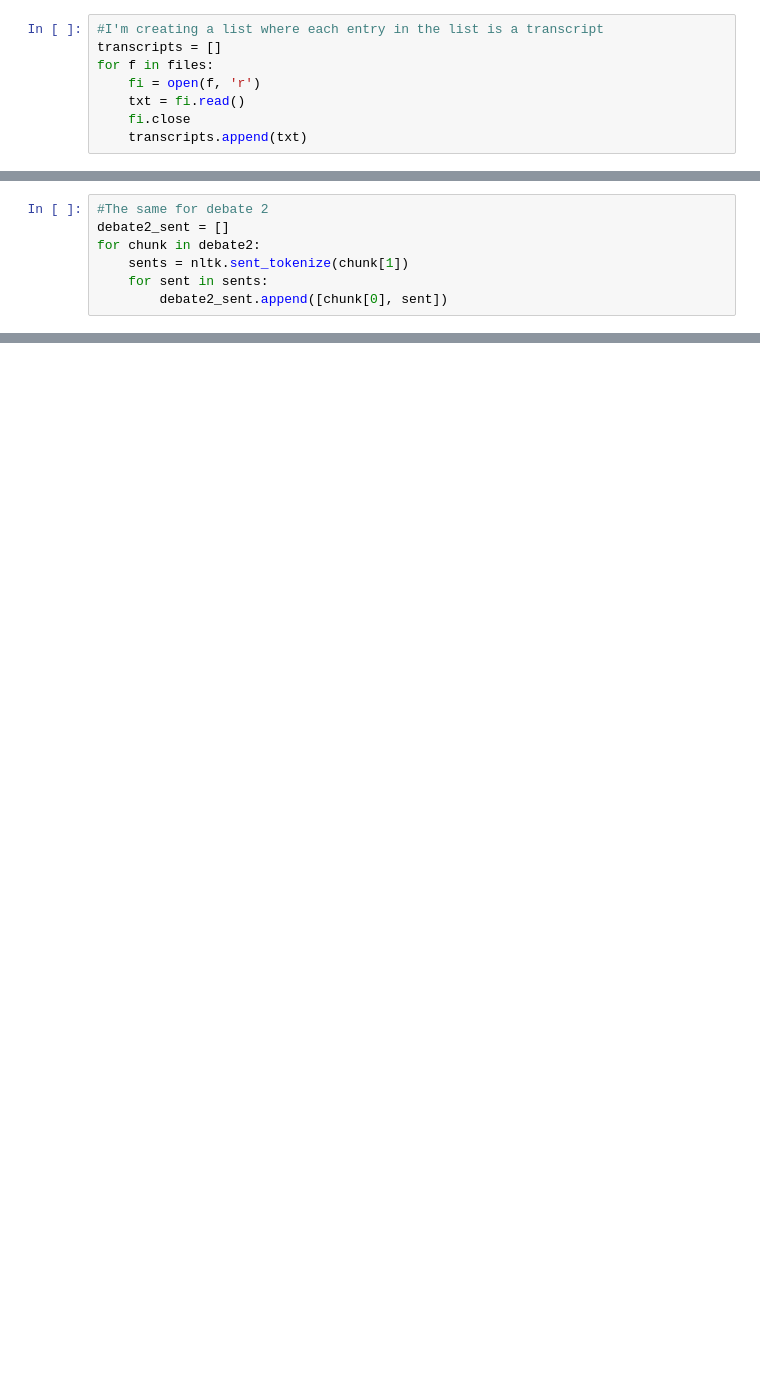
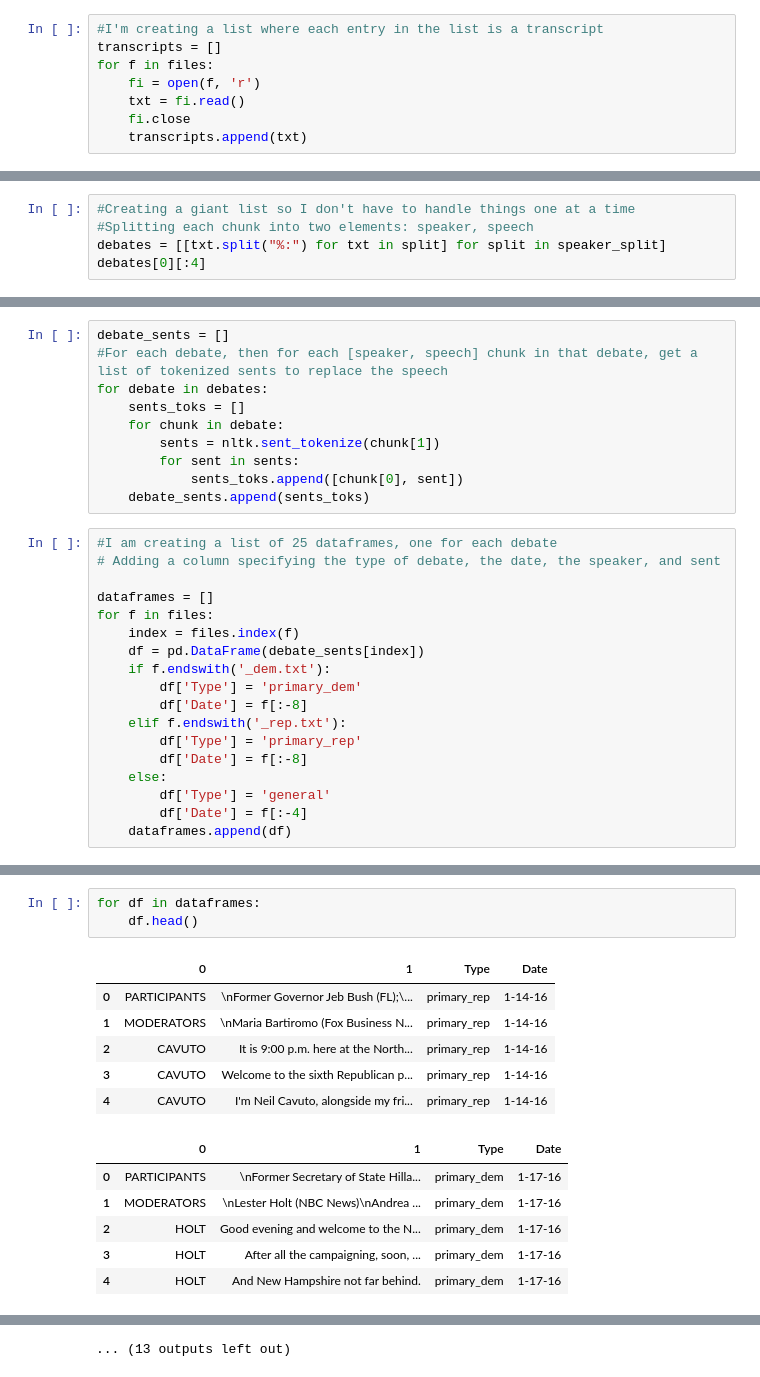
Before and after one commit to Data-Science-for-Linguists/2016-Debates-and-Referring-Expressions, a Jupyter notebook: secondary_data_processing.ipynb, the cells around one changed output, grey strips where cells are left out. Drawn from its saved outputs; the diff is of its cells as text; blank space fills up the shorter version.

Commit message:
processed all primaries and generals again

```diff
--- a/secondary_data_processing.ipynb
+++ b/secondary_data_processing.ipynb
@@ -348,7 +90,0 @@ df1_sents.head()
-# %%
-#The same for debate 2
-debate2_sent = []
-for chunk in debate2:
-    sents = nltk.sent_tokenize(chunk[1])
-    for sent in sents:
-        debate2_sent.append([chunk[0], sent])
@@ -510,0 +91,5 @@ The only information I had about copyright from the American Presidency Project
+# %%
+#Creating a giant list so I don't have to handle things one at a time
+#Splitting each chunk into two elements: speaker, speech
+debates = [[txt.split("%:") for txt in split] for split in speaker_split]
+debates[0][:4]
@@ -510,0 +98,28 @@ The only information I had about copyright from the American Presidency Project
+# %%
+debate_sents = []
+#For each debate, then for each [speaker, speech] chunk in that debate, get a list of tokenized sents to replace the speech
+for debate in debates:
+    sents_toks = []
+    for chunk in debate:
+        sents = nltk.sent_tokenize(chunk[1])
+        for sent in sents:
+            sents_toks.append([chunk[0], sent])
+    debate_sents.append(sents_toks)
+# %%
+#I am creating a list of 25 dataframes, one for each debate
+# Adding a column specifying the type of debate, the date, the speaker, and sent
+
+dataframes = []
+for f in files:
+    index = files.index(f)
+    df = pd.DataFrame(debate_sents[index])
+    if f.endswith('_dem.txt'):
+        df['Type'] = 'primary_dem'
+        df['Date'] = f[:-8]
+    elif f.endswith('_rep.txt'):
+        df['Type'] = 'primary_rep'
+        df['Date'] = f[:-8]
+    else:
+        df['Type'] = 'general'
+        df['Date'] = f[:-4]
+    dataframes.append(df)
@@ -510,0 +130,16 @@ The only information I had about copyright from the American Presidency Project
+# %%
+for df in dataframes:
+    df.head()
+# %% [output]
+|  | 0 | 1 | Type | Date |
+| 0 | PARTICIPANTS | \nFormer Governor Jeb Bush (FL);\... | primary_rep | 1-14-16 |
+| 1 | MODERATORS | \nMaria Bartiromo (Fox Business N... | primary_rep | 1-14-16 |
+| 2 | CAVUTO | It is 9:00 p.m. here at the North... | primary_rep | 1-14-16 |
+| 3 | CAVUTO | Welcome to the sixth Republican p... | primary_rep | 1-14-16 |
+| 4 | CAVUTO | I'm Neil Cavuto, alongside my fri... | primary_rep | 1-14-16 |
+|  | 0 | 1 | Type | Date |
+| 0 | PARTICIPANTS | \nFormer Secretary of State Hilla... | primary_dem | 1-17-16 |
+| 1 | MODERATORS | \nLester Holt (NBC News)\nAndrea ... | primary_dem | 1-17-16 |
+| 2 | HOLT | Good evening and welcome to the N... | primary_dem | 1-17-16 |
+| 3 | HOLT | After all the campaigning, soon, ... | primary_dem | 1-17-16 |
+| 4 | HOLT | And New Hampshire not far behind. | primary_dem | 1-17-16 |
@@ -510,0 +206 @@ The only information I had about copyright from the American Presidency Project
+... (13 outputs left out)
```
Also changed, not shown: parts of 68 cells of this notebook.
